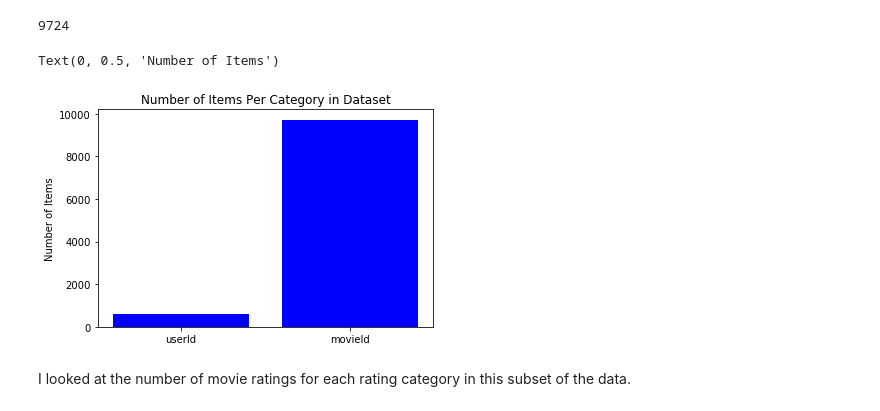
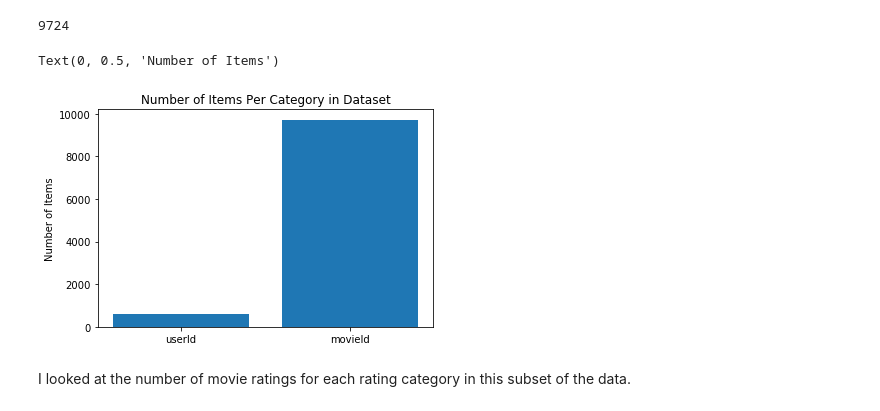
Before and after one commit to jmstipanowich/MovieRecommendations, a Jupyter notebook: Recommendations.ipynb, the cells around one changed output. Cells and saved outputs as stored; diff of their text form; code cells hidden in the pictures.

Commit message:
change graph colors for consistency

```diff
--- a/Recommendations.ipynb
+++ b/Recommendations.ipynb
@@ -68,13 +68,13 @@ df.movieId.nunique()
 # %%
 items= {'userId': 610, 'movieId': 9724}
 # %%
-plt.bar(items.keys(), items.values(), color= 'blue');
+plt.bar(items.keys(), items.values(), color= 'tab:blue');
 plt.title("Number of Items Per Category in Dataset", color= "black");
 plt.xticks(color= 'black')
 plt.ylabel('Number of Items', color= 'black')
 # %% [output]
 Text(0, 0.5, 'Number of Items')
-[figure, old version]
+[figure, new version]
 # %% [markdown]
 I looked at the number of movie ratings for each rating category in this subset of the data.
 # %%
```
